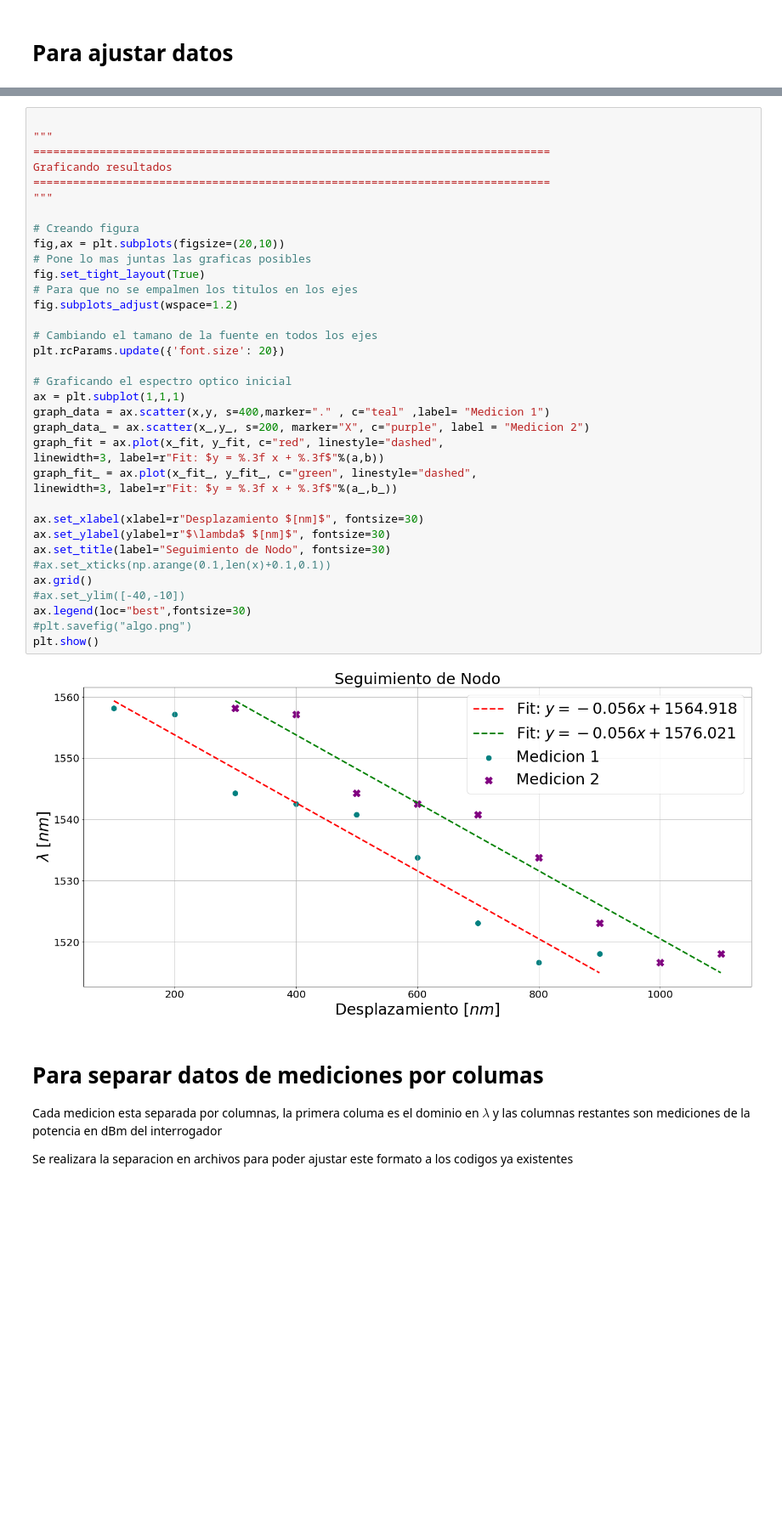
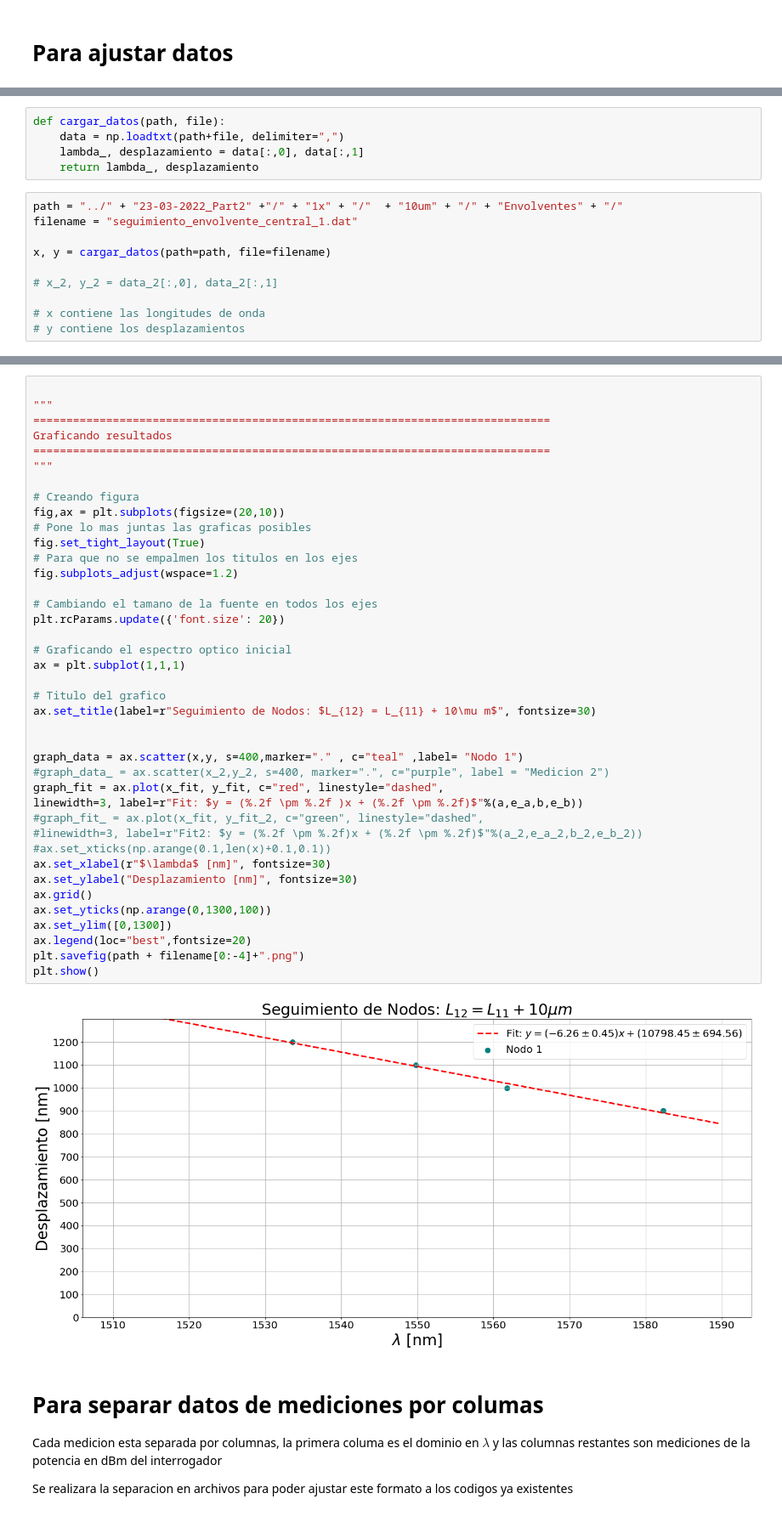
Before and after one commit to AlejandroGoper/Codigos_Tesis, a Jupyter notebook: Mediciones/Codigo/utilidades.ipynb, the cells around one changed output, grey strips where cells are left out. Shown at 85% size. Drawn from its saved outputs; the diff is of its cells as text; blank space fills up the shorter version.

Commit message:
Procesando 1x+10um - central

```diff
--- a/Mediciones/Codigo/utilidades.ipynb
+++ b/Mediciones/Codigo/utilidades.ipynb
@@ -19,2 +7,17 @@ x_,y_ = data_[:,0], data[:,1]
+# %%
+def cargar_datos(path, file):
+    data = np.loadtxt(path+file, delimiter=",")
+    lambda_, desplazamiento = data[:,0], data[:,1]
+    return lambda_, desplazamiento
+# %%
+path = "../" + "23-03-2022_Part2" +"/" + "1x" + "/"  + "10um" + "/" + "Envolventes" + "/"
+filename = "seguimiento_envolvente_central_1.dat"
+
+x, y = cargar_datos(path=path, file=filename)
+
+# x_2, y_2 = data_2[:,0], data_2[:,1]
+
+# x contiene las longitudes de onda
+# y contiene los desplazamientos
 # %%
 # Realizando ajuste
@@ -47,41 +60,45 @@ y_fit_ = f(x_fit_, a_, b_)
 # %%
 
 """
 ==============================================================================
 Graficando resultados
 ==============================================================================
 """
 
 # Creando figura
 fig,ax = plt.subplots(figsize=(20,10))
 # Pone lo mas juntas las graficas posibles
 fig.set_tight_layout(True)
 # Para que no se empalmen los titulos en los ejes
 fig.subplots_adjust(wspace=1.2)
 
 # Cambiando el tamano de la fuente en todos los ejes
 plt.rcParams.update({'font.size': 20})
 
 # Graficando el espectro optico inicial
 ax = plt.subplot(1,1,1)
-graph_data = ax.scatter(x,y, s=400,marker="." , c="teal" ,label= "Medicion 1")
-graph_data_ = ax.scatter(x_,y_, s=200, marker="X", c="purple", label = "Medicion 2")
+
+# Titulo del grafico
+ax.set_title(label=r"Seguimiento de Nodos: $L_{12} = L_{11} + 10\mu m$", fontsize=30)
+
+
+graph_data = ax.scatter(x,y, s=400,marker="." , c="teal" ,label= "Nodo 1")
+#graph_data_ = ax.scatter(x_2,y_2, s=400, marker=".", c="purple", label = "Medicion 2")
 graph_fit = ax.plot(x_fit, y_fit, c="red", linestyle="dashed",
-linewidth=3, label=r"Fit: $y = %.3f x + %.3f$"%(a,b))
-graph_fit_ = ax.plot(x_fit_, y_fit_, c="green", linestyle="dashed",
-linewidth=3, label=r"Fit: $y = %.3f x + %.3f$"%(a_,b_))
-
-ax.set_xlabel(xlabel=r"Desplazamiento $[nm]$", fontsize=30)
-ax.set_ylabel(ylabel=r"$\lambda$ $[nm]$", fontsize=30)
-ax.set_title(label="Seguimiento de Nodo", fontsize=30)
+linewidth=3, label=r"Fit: $y = (%.2f \pm %.2f )x + (%.2f \pm %.2f)$"%(a,e_a,b,e_b))
+#graph_fit_ = ax.plot(x_fit, y_fit_2, c="green", linestyle="dashed",
+#linewidth=3, label=r"Fit2: $y = (%.2f \pm %.2f)x + (%.2f \pm %.2f)$"%(a_2,e_a_2,b_2,e_b_2))
 #ax.set_xticks(np.arange(0.1,len(x)+0.1,0.1))
+ax.set_xlabel(r"$\lambda$ [nm]", fontsize=30)
+ax.set_ylabel("Desplazamiento [nm]", fontsize=30)
 ax.grid()
-#ax.set_ylim([-40,-10])
-ax.legend(loc="best",fontsize=30)
-#plt.savefig("algo.png")
+ax.set_yticks(np.arange(0,1300,100))
+ax.set_ylim([0,1300])
+ax.legend(loc="best",fontsize=20)
+plt.savefig(path + filename[0:-4]+".png")
 plt.show()
 # %% [output]
-[figure, old version]
+[figure, new version]
 # %% [markdown]
 # Para separar datos de mediciones por columas
 
```
Also changed, not shown: parts of 2 cells of this notebook.
